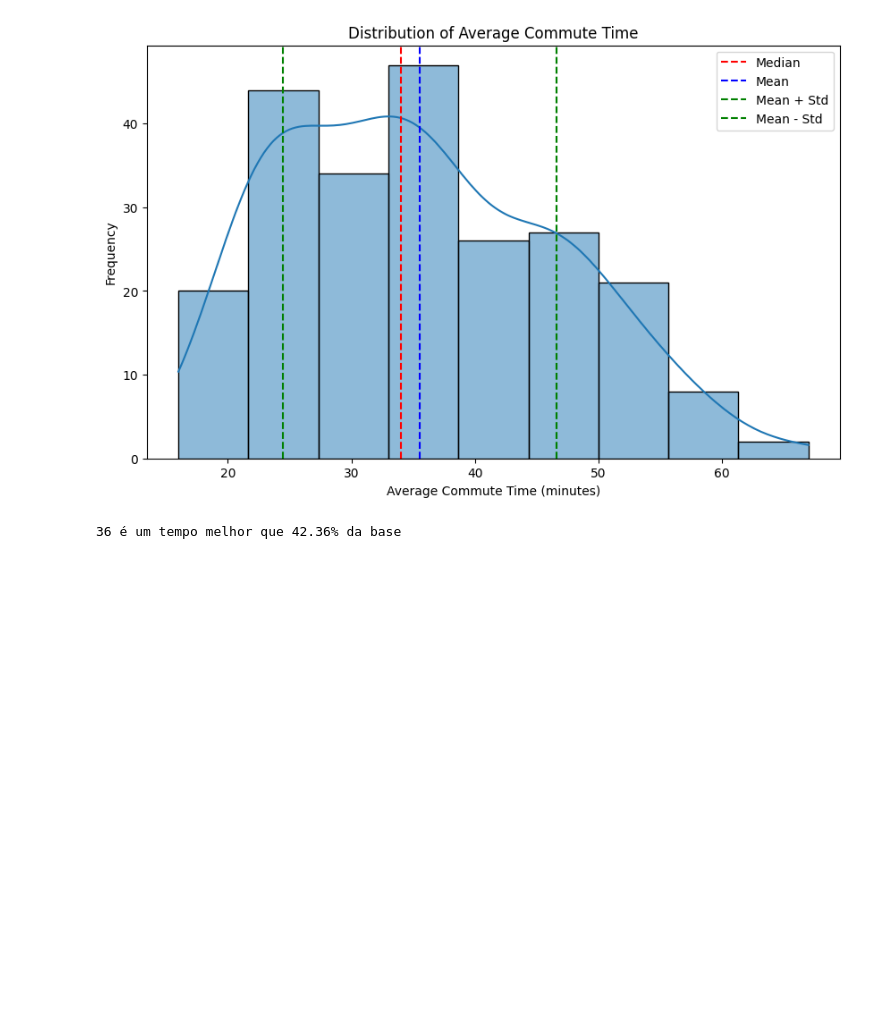
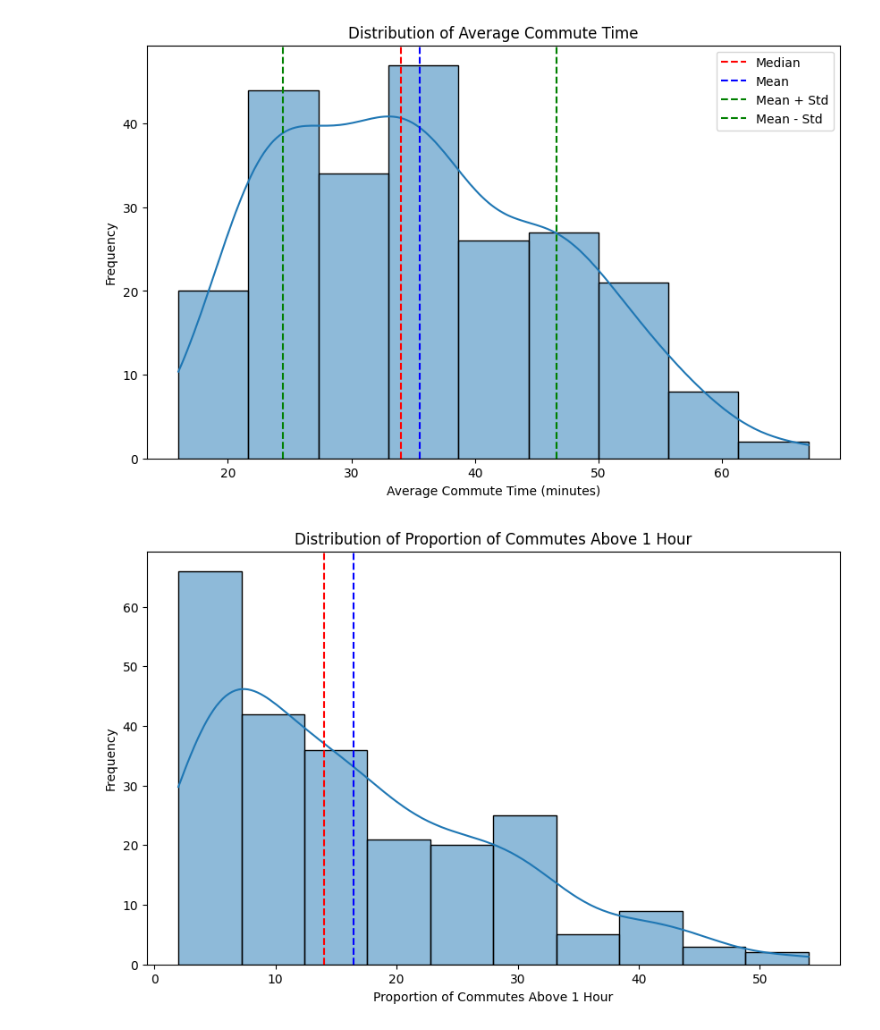
Before and after one commit to will787/assessment-of-travel-home-to-work, a Jupyter notebook: analytics/insights_eda.ipynb, the cells around one changed output. Saved outputs shown, nothing was run; the diff lists cells and outputs as text; code cells hidden in the pictures; blank space fills up the shorter version.

Commit message:
mean of means

```diff
--- a/analytics/insights_eda.ipynb
+++ b/analytics/insights_eda.ipynb
@@ -40,5 +40,15 @@ plt.show()
 Median: 34.0, Mean: 35.54, Std: 11.08
 [figure]
 # %%
+# for grouping less than 1 hour - percent for 1 hour or more
+
+fig, ax = plt.subplots(figsize=(10, 6))
+sns.histplot(database['prop_deslocamento_acima_1_hora'], kde=True)
+plt.axvline(database['prop_deslocamento_acima_1_hora'].median(), color='red', linestyle='--', label='Median')
+plt.axvline(database['prop_deslocamento_acima_1_hora'].mean(), color='blue', linestyle='--', label='Mean')
+plt.title('Distribution of Proportion of Commutes Above 1 Hour')
+plt.xlabel('Proportion of Commutes Above 1 Hour')
+plt.ylabel('Frequency')
+plt.show()
 # %% [output]
-36 é um tempo melhor que 42.36% da base
+[figure, added]
```
Also changed, not shown: parts of 1 cell of this notebook, 1 other file.
